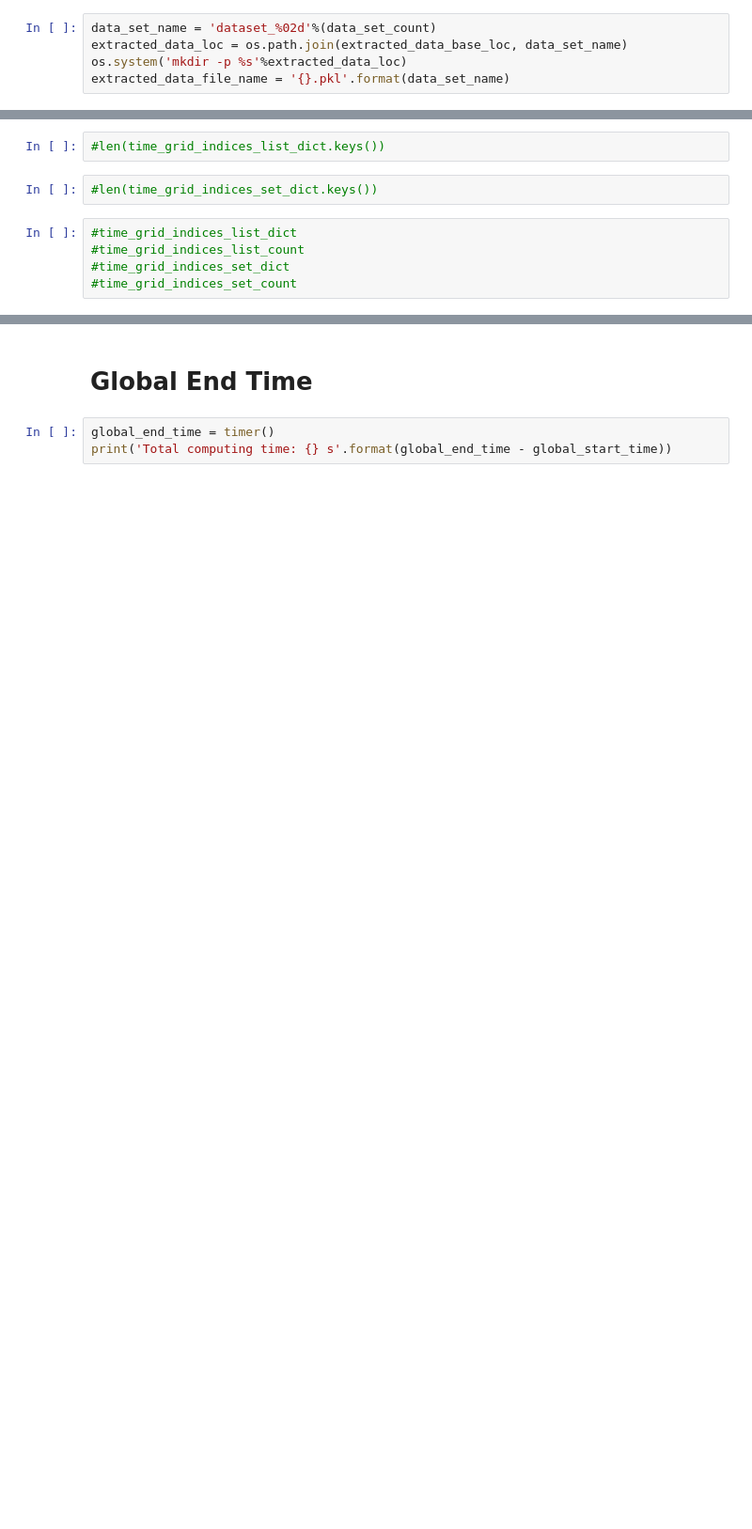
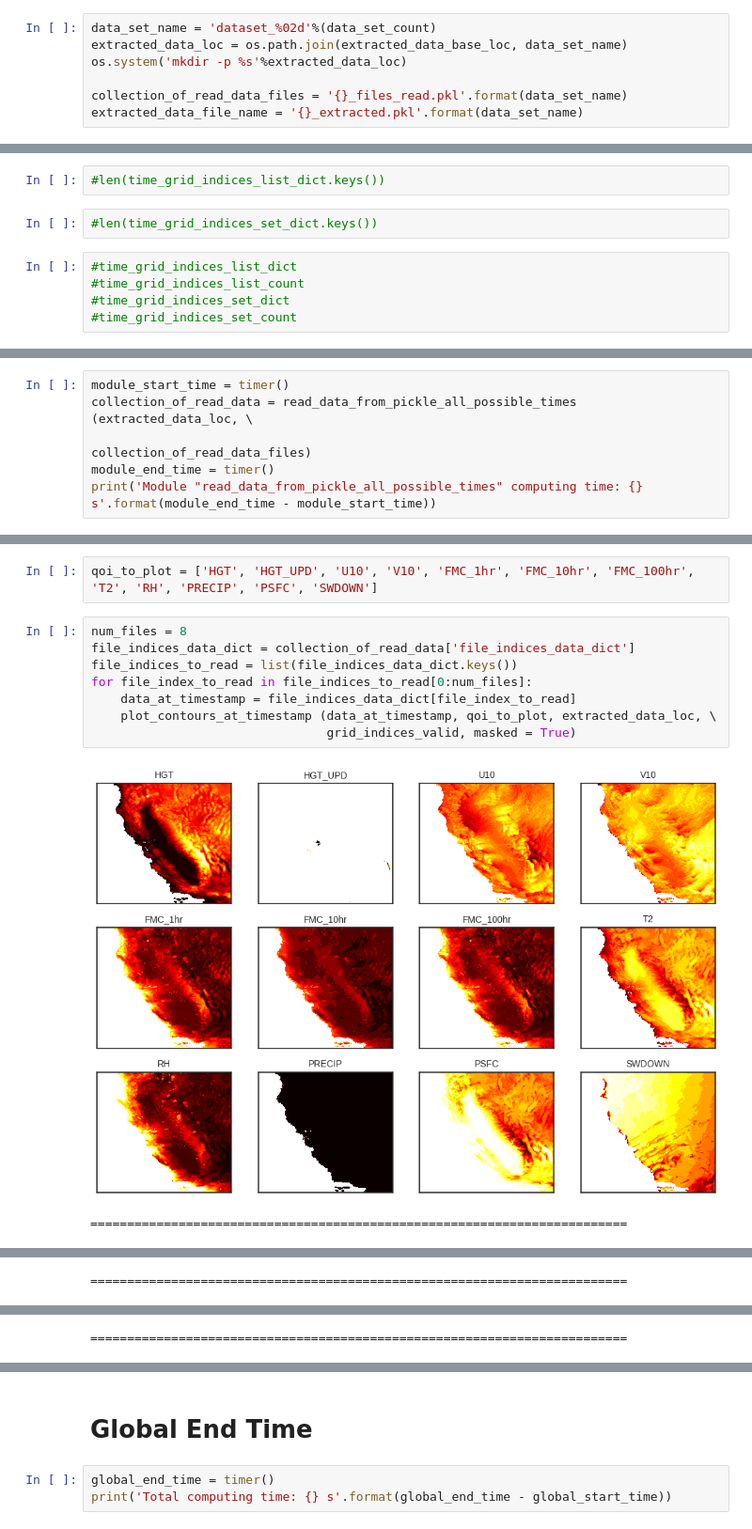
Before and after one commit to LLNL/MLAP, a Jupyter notebook: SJSU_Data_Proc/Extract_DFM_Reanalysis_Data.ipynb, the cells around one changed output, grey strips where cells are left out. Shown at 94% size. Drawn from its saved outputs; the diff is of its cells as text; blank space fills up the shorter version.

```diff
--- a/SJSU_Data_Proc/Extract_DFM_Reanalysis_Data.ipynb
+++ b/SJSU_Data_Proc/Extract_DFM_Reanalysis_Data.ipynb
@@ -56,7 +59,9 @@ history_interval        = 2
 data_set_name = 'dataset_%02d'%(data_set_count)
 extracted_data_loc = os.path.join(extracted_data_base_loc, data_set_name)
 os.system('mkdir -p %s'%extracted_data_loc)
-extracted_data_file_name = '{}.pkl'.format(data_set_name)
+
+collection_of_read_data_files = '{}_files_read.pkl'.format(data_set_name)
+extracted_data_file_name = '{}_extracted.pkl'.format(data_set_name)
 # %% [markdown]
 # Generate seed for the random number generator
 # %%
@@ -375,0 +394,6 @@ Module "create_time_grid_indices_map" computing time: 0.0038954811170697212 s
+# %%
+module_start_time = timer()
+collection_of_read_data = read_data_from_pickle_all_possible_times (extracted_data_loc, \
+                                                              collection_of_read_data_files)
+module_end_time = timer()
+print('Module "read_data_from_pickle_all_possible_times" computing time: {} s'.format(module_end_time - module_start_time))
@@ -375,0 +408,13 @@ Module "create_time_grid_indices_map" computing time: 0.0038954811170697212 s
+# %%
+qoi_to_plot = ['HGT', 'HGT_UPD', 'U10', 'V10', 'FMC_1hr', 'FMC_10hr', 'FMC_100hr', 'T2', 'RH', 'PRECIP', 'PSFC', 'SWDOWN']
+# %%
+num_files = 8
+file_indices_data_dict = collection_of_read_data['file_indices_data_dict']
+file_indices_to_read = list(file_indices_data_dict.keys())
+for file_index_to_read in file_indices_to_read[0:num_files]:
+    data_at_timestamp = file_indices_data_dict[file_index_to_read]
+    plot_contours_at_timestamp (data_at_timestamp, qoi_to_plot, extracted_data_loc, \
+                                grid_indices_valid, masked = True)
+# %% [output]
+[figure, added]
+=========================================================================
@@ -375,0 +422 @@ Module "create_time_grid_indices_map" computing time: 0.0038954811170697212 s
+=========================================================================
@@ -375,0 +424 @@ Module "create_time_grid_indices_map" computing time: 0.0038954811170697212 s
+=========================================================================
```
Also changed, not shown: parts of 33 cells of this notebook, 1 other file.
